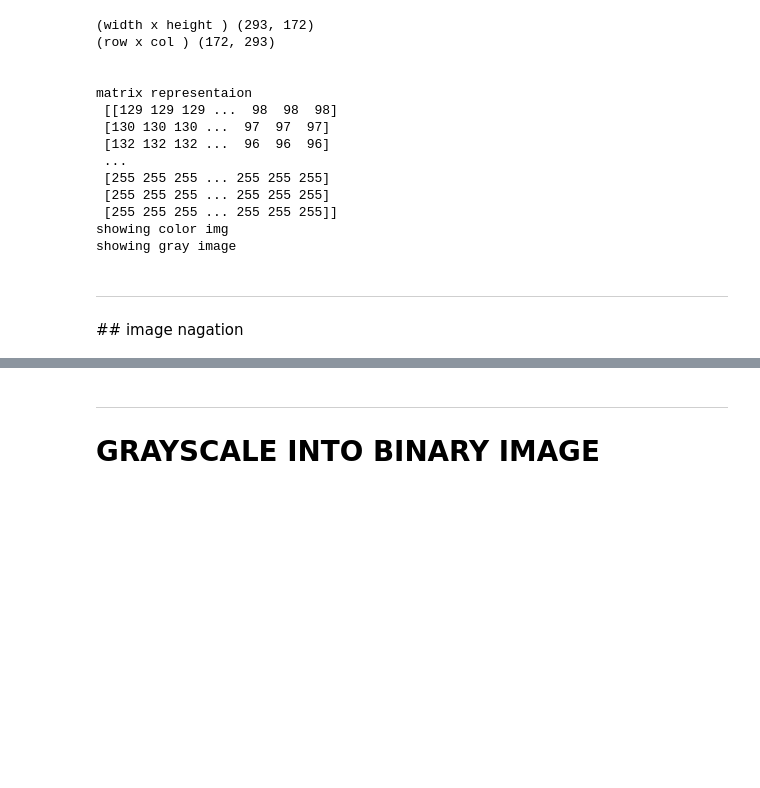
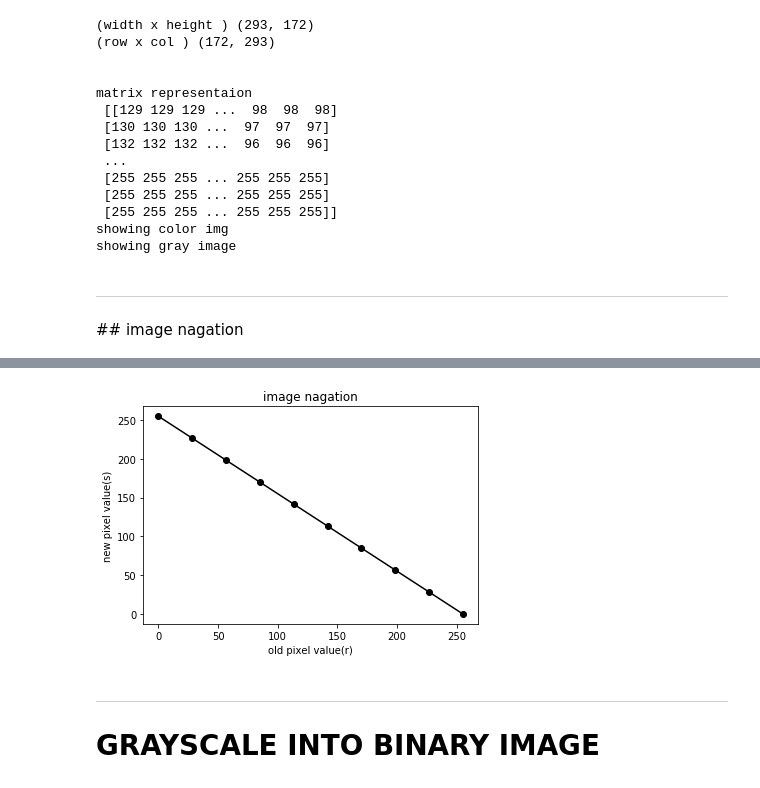
Before and after one commit to s-4-m-a-n/Image-processing-from-scratch, a Jupyter notebook: main.ipynb, the cells around one changed output, grey strips where cells are left out. Saved outputs shown, nothing was run; the diff lists cells and outputs as text; code cells hidden in the pictures; blank space fills up the shorter version.

```diff
--- a/main.ipynb
+++ b/main.ipynb
@@ -69,3 +80,16 @@ nagImg
+# %%
+def nagationfun(x):
+    return 255-x
+r = np.linspace(0,255,10)
+s =np.array(list(map(nagationfun,r)))
+
+plt.title("image nagation")
+plt.xlabel("old pixel value(r)")
+plt.ylabel("new pixel value(s)")
+plt.plot(r,s,"-ok")
+plt.show()
+# %% [output]
+[figure, added]
 # %% [markdown]
 <hr style="border:2px solid gray"> </hr>
 
```
Also changed, not shown: parts of 53 cells of this notebook.
